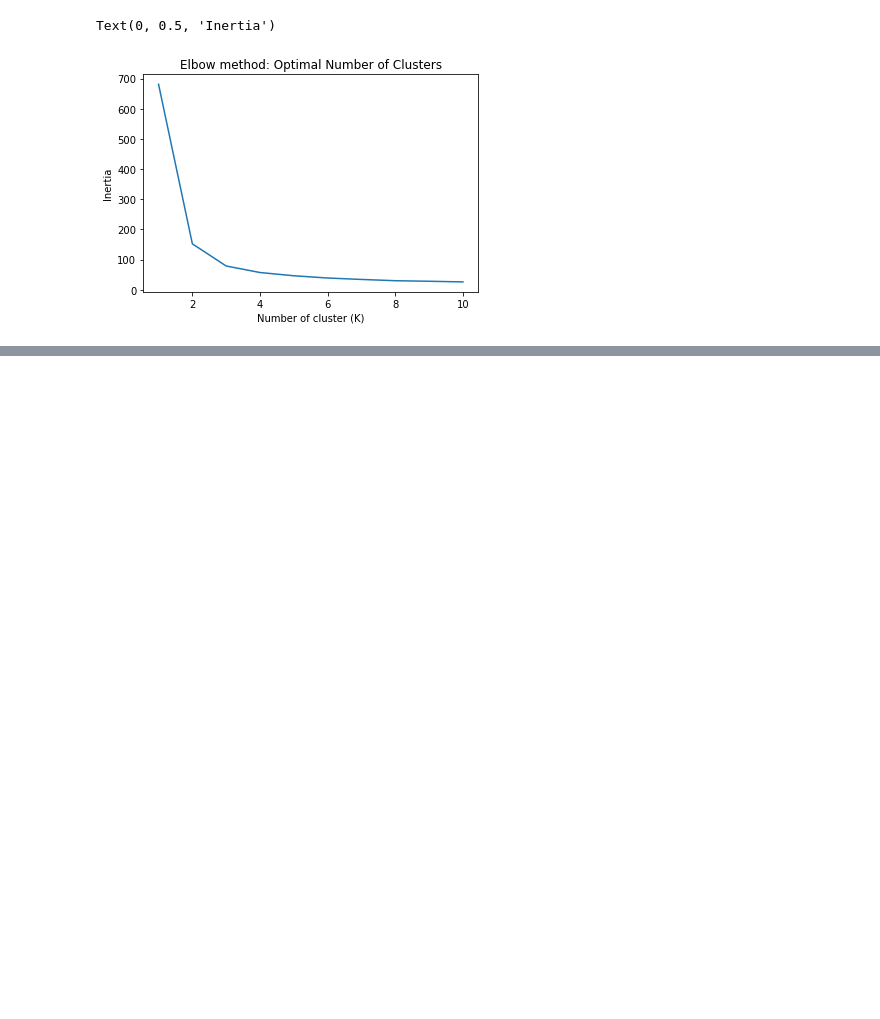
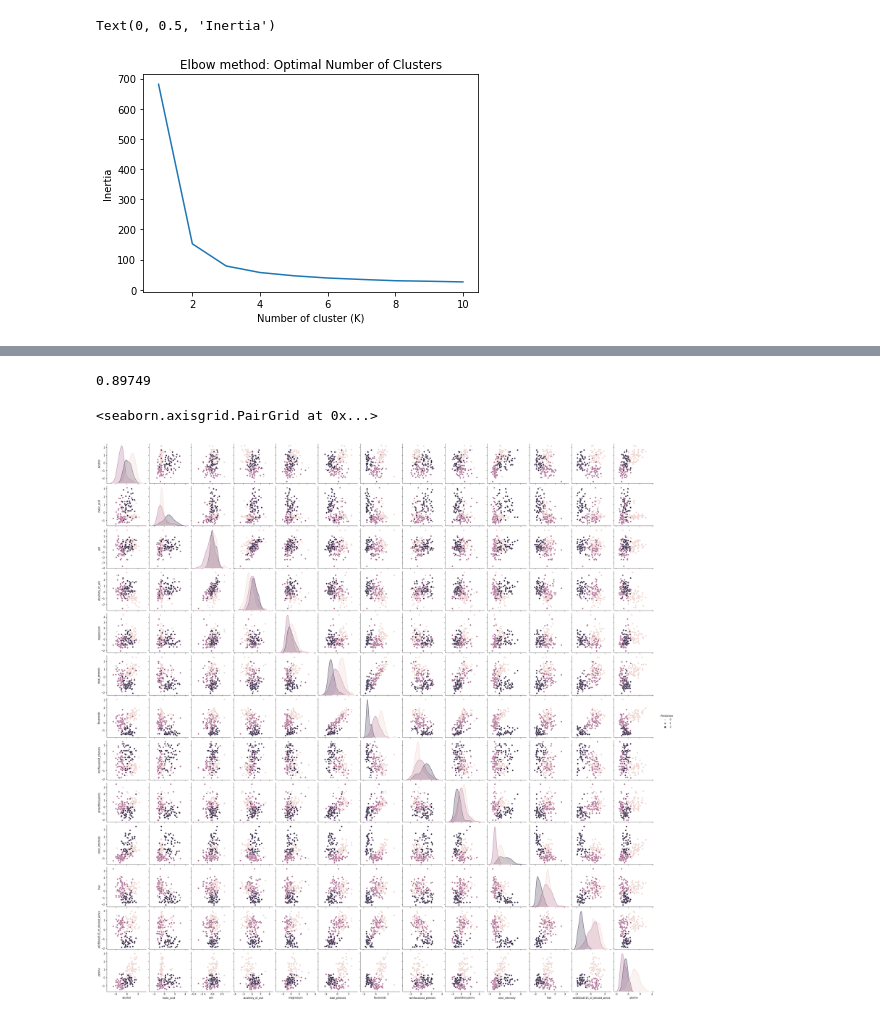
Before and after one commit to alejandrodf1/Machine-learning-fundamentals, a Jupyter notebook: notebooks/4-alejandro-kmeans-iris_dataset.ipynb, the cells around one changed output, grey strips where cells are left out. Drawn from its saved outputs; the diff is of its cells as text; code cells hidden in the pictures; blank space fills up the shorter version.

```diff
--- a/notebooks/4-alejandro-kmeans-iris_dataset.ipynb
+++ b/notebooks/4-alejandro-kmeans-iris_dataset.ipynb
@@ -62,0 +166,7 @@ Text(0, 0.5, 'Inertia')
+# %%
+model = KMeans(n_clusters=3, max_iter=1000)
+model.fit(x)
+y_labels = model.labels_
+y_kmeans = model.predict(x)
+y_kmeans_df = pd.DataFrame(y_kmeans, columns = ['Prediction'])
+y_kmeans_df.head()
@@ -62,0 +180,13 @@ Text(0, 0.5, 'Inertia')
+# %%
+accuracy =  metrics.adjusted_rand_score(Y_wines, y_kmeans)
+print(round(accuracy, 5))
+# %% [output]
+0.89749
+# %%
+# Visualization
+Z = pd.concat([x, y_kmeans_df], axis = 1)
+# Grafico
+sns.pairplot(Z, hue = 'Prediction')
+# %% [output]
+<seaborn.axisgrid.PairGrid at 0x...>
+[figure, added]
```
Also changed, not shown: parts of 14 cells of this notebook.
